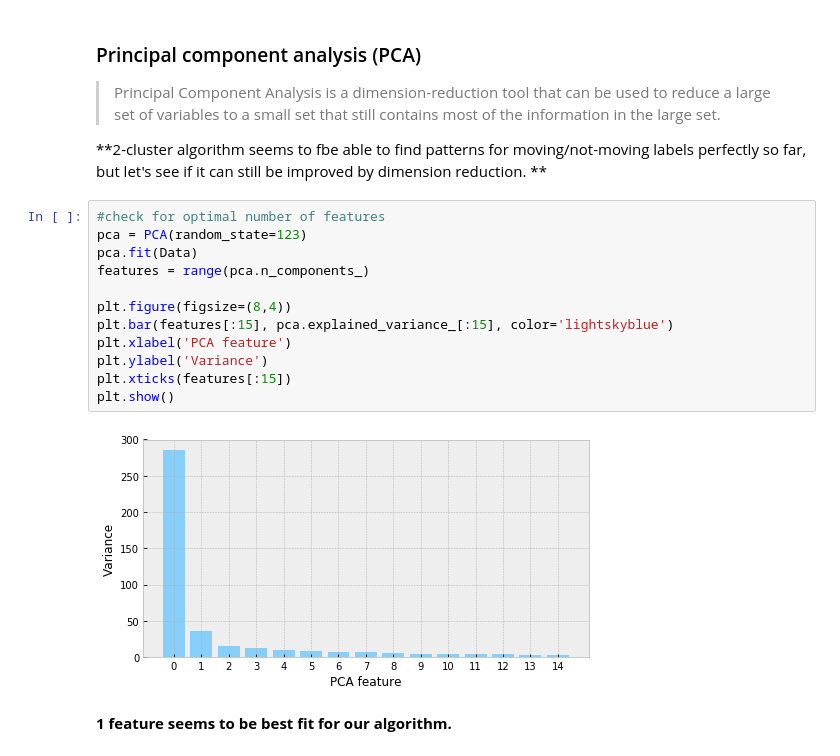
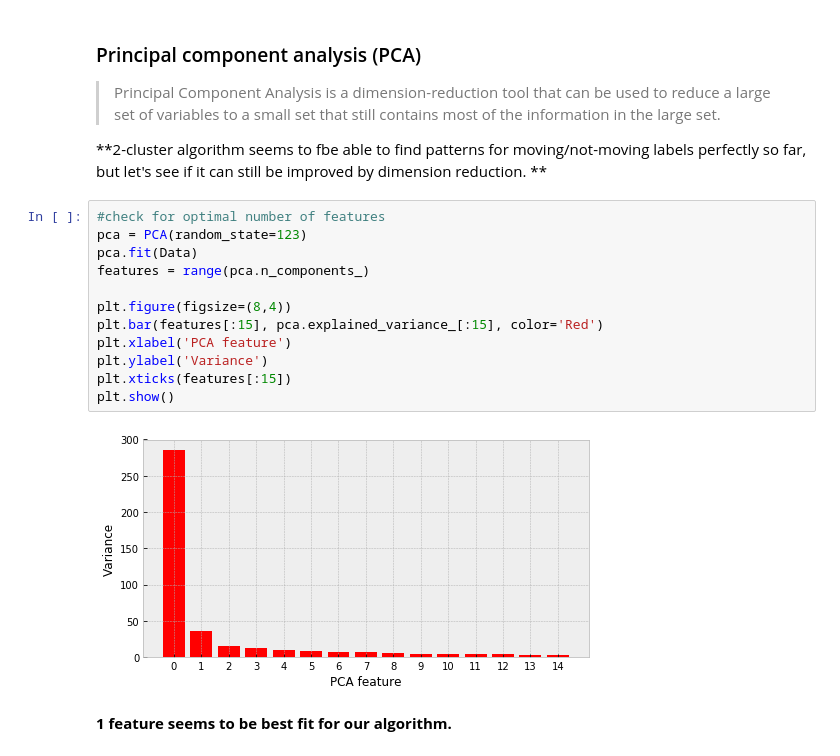
Before and after one commit to Soroush190/K-Means-Clustering-and-PCA-of-Human-Activity-Recognition, a Jupyter notebook: k-means-clustering-pca.ipynb, the cells around one changed output. Cells and saved outputs as stored; diff of their text form.

```diff
--- a/k-means-clustering-pca.ipynb
+++ b/k-means-clustering-pca.ipynb
@@ -178,17 +178,17 @@ inertia  homo    compl   v-meas   ARI     AMI     silhouette
 # %%
 #check for optimal number of features
 pca = PCA(random_state=123)
 pca.fit(Data)
 features = range(pca.n_components_)
 
 plt.figure(figsize=(8,4))
-plt.bar(features[:15], pca.explained_variance_[:15], color='lightskyblue')
+plt.bar(features[:15], pca.explained_variance_[:15], color='Red')
 plt.xlabel('PCA feature')
 plt.ylabel('Variance')
 plt.xticks(features[:15])
 plt.show()
 # %% [output]
-[figure, old version]
+[figure, new version]
 # %% [markdown]
 **1 feature seems to be best fit for our algorithm.**
 # %%
```
